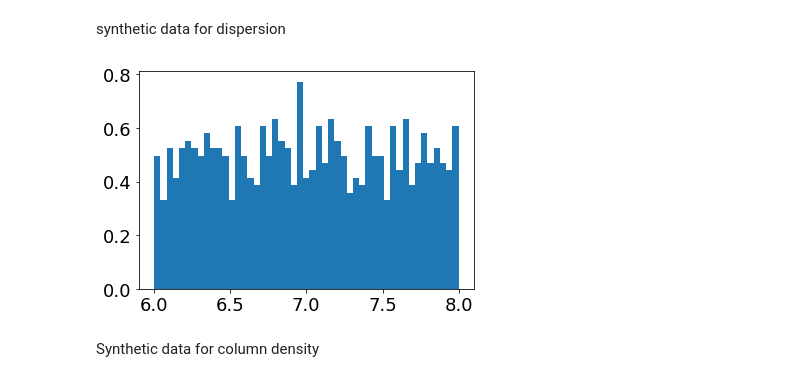
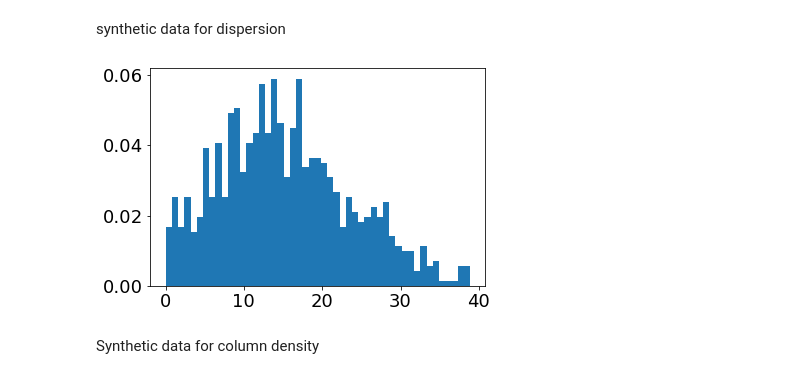
Before and after one commit to Siddharth3-14/Internship-MIT, a Jupyter notebook: bootstrap.ipynb, the cells around one changed output. Saved outputs shown, nothing was run; the diff lists cells and outputs as text; code cells hidden in the pictures.

```diff
--- a/bootstrap.ipynb
+++ b/bootstrap.ipynb
@@ -225,41 +225,42 @@ def hist_plot(array,delt):
 def gauss_fit(array,delt):
     amax = np.nanmax(array)
     amin = np.nanmin(array)
     abin = np.linspace(amin,amax,delt)
     hist, bin_edges = np.histogram(array,abin)
     bin_centres = (bin_edges[:-1] + bin_edges[1:])/2
     p0 = [np.nanmax(array), np.nanmean(array), np.nanstd(array)]
     coeff, var_matrix = curve_fit(gauss, bin_centres, hist, p0=p0)
     hist_fit = gauss(abin, *coeff)
     plt.figure()
     plt.hist(array,abin)
     plt.plot(abin,hist_fit,label='$\mu$ :{mean:.0f}{linebreak}$\sigma$ :{std:.0f}'.format(linebreak='\n',mean =coeff[1],std=coeff[2]))
 
 s_array = S_map_deb.data.flatten()
 sigma_s_array = sigma_S_map.data.flatten()
 
 s_array_ind = s_array.copy()
 s_array_ind = s_array_ind[::4]
 # s_array_ind = np.log(s_array_ind)
 
 sigma_s_array_ind = sigma_s_array.copy()
 sigma_s_array_ind = sigma_s_array_ind[::4]
 
-syn_s = np.random.normal(13,10,1000)
-selector = (syn_s < 0)
-syn_s_error= np.random.uniform(6,8,syn_s.shape[0])
-syn_s[selector] = np.nan
+syn_s_temp = np.random.normal(13,10,1000)
+selector = (syn_s_temp < 0)
+syn_s_error= np.random.uniform(6,8,syn_s_temp.shape[0])
+syn_s_temp[selector] = np.nan
 syn_s_error[selector]= np.nan
 
-df_s = pd.DataFrame({'syn_s': syn_s,'syn_s_error':syn_s_error})
-df_s = df_s.dropna()
+
+# df_s = pd.DataFrame({'syn_s': syn_s,'syn_s_error':syn_s_error})
+# df_s = df_s.dropna()
 
 # gauss_fit(df['syn_s_error'],100)
-hist_plot(df_s['syn_s_error'],50)
+hist_plot(syn_s_temp,50)
 # plt.legend()
 plt.show()
 # %% [output]
-[figure, old version]
+[figure, new version]
 # %% [markdown]
 Synthetic data for column density
 # %%
```
Also changed, not shown: parts of 4 cells of this notebook.
